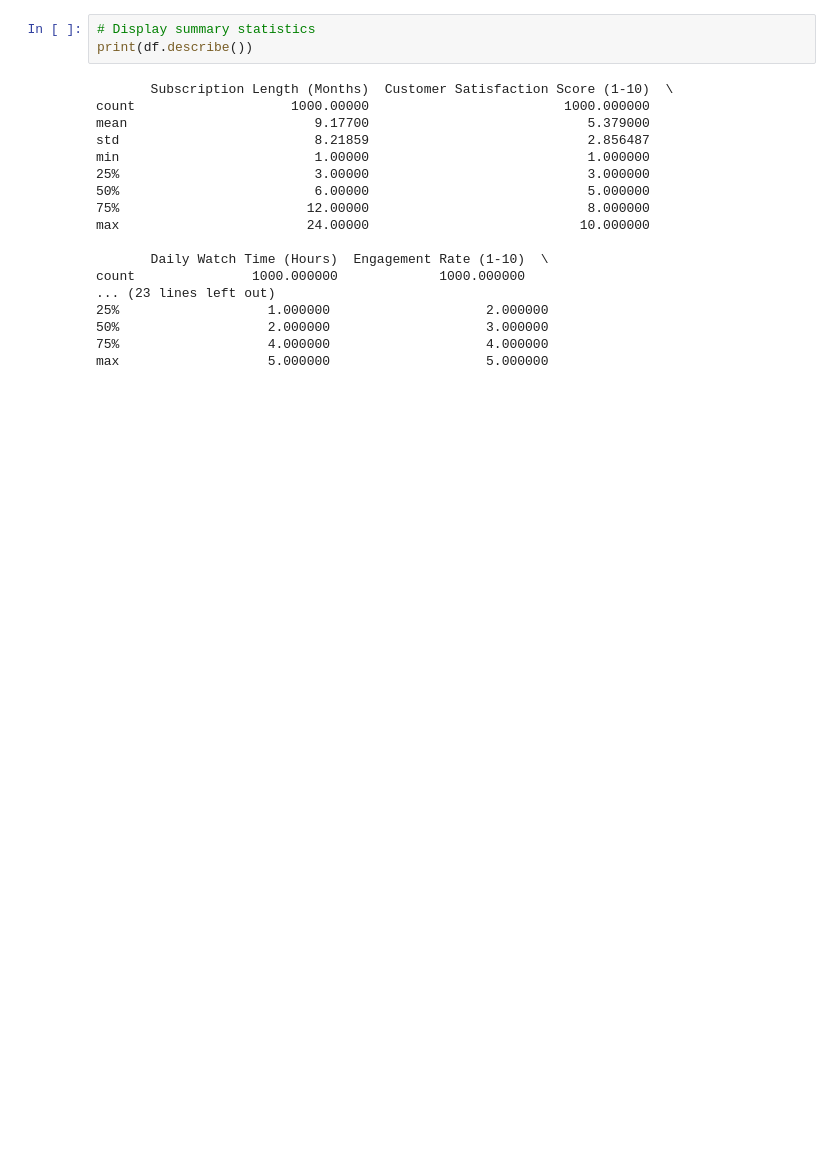
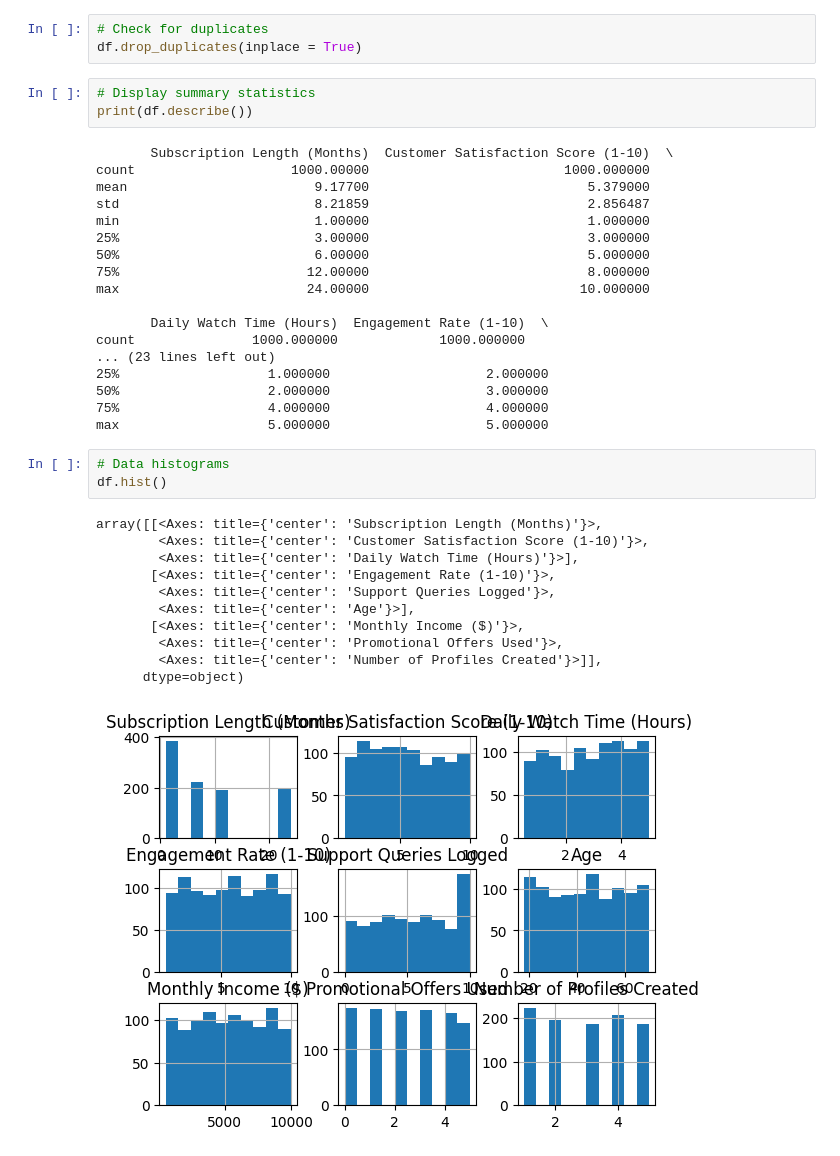
Before and after one commit to sapapesh/Netflix_Customer_Churn, a Jupyter notebook: notebooks/netflix.ipynb, the cells around one changed output. Drawn from its saved outputs; the diff is of its cells as text; blank space fills up the shorter version.

Commit message:
updated data

```diff
--- a/notebooks/netflix.ipynb
+++ b/notebooks/netflix.ipynb
@@ -77,3 +94,6 @@ np.False_
+# %%
+# Check for duplicates
+df.drop_duplicates(inplace = True)
 # %%
 # Display summary statistics
 print(df.describe())
@@ -95,3 +115,18 @@ count               1000.000000             1000.000000
 50%                   2.000000                    3.000000
 75%                   4.000000                    4.000000
 max                   5.000000                    5.000000
+# %%
+# Data histograms
+df.hist()
+# %% [output]
+array([[<Axes: title={'center': 'Subscription Length (Months)'}>,
+        <Axes: title={'center': 'Customer Satisfaction Score (1-10)'}>,
+        <Axes: title={'center': 'Daily Watch Time (Hours)'}>],
+       [<Axes: title={'center': 'Engagement Rate (1-10)'}>,
+        <Axes: title={'center': 'Support Queries Logged'}>,
+        <Axes: title={'center': 'Age'}>],
+       [<Axes: title={'center': 'Monthly Income ($)'}>,
+        <Axes: title={'center': 'Promotional Offers Used'}>,
+        <Axes: title={'center': 'Number of Profiles Created'}>]],
+      dtype=object)
+[figure, added]
```
Also changed, not shown: parts of 1 cell of this notebook.
